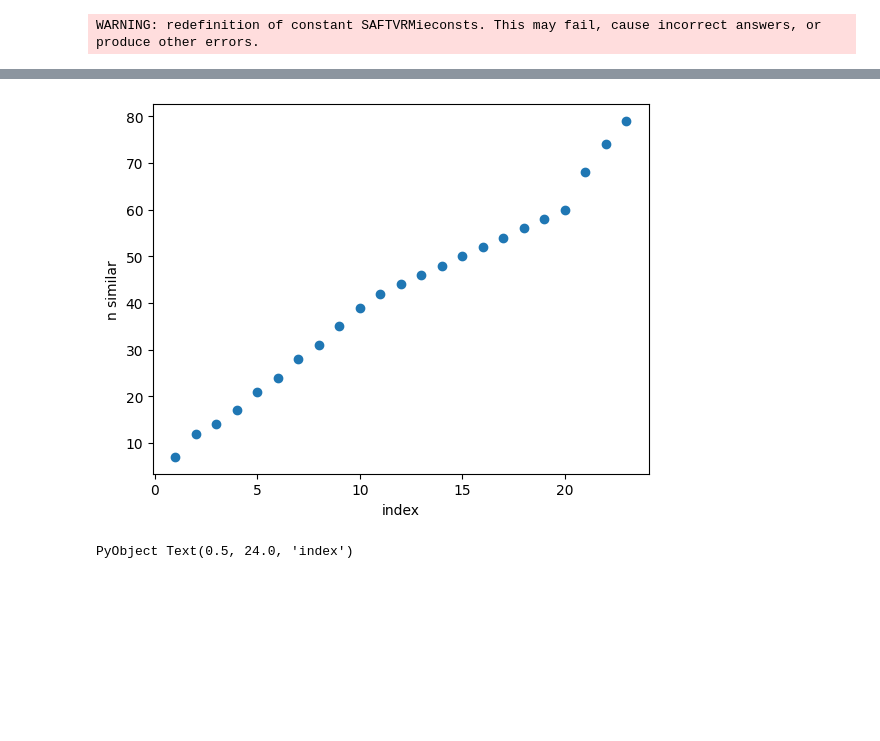
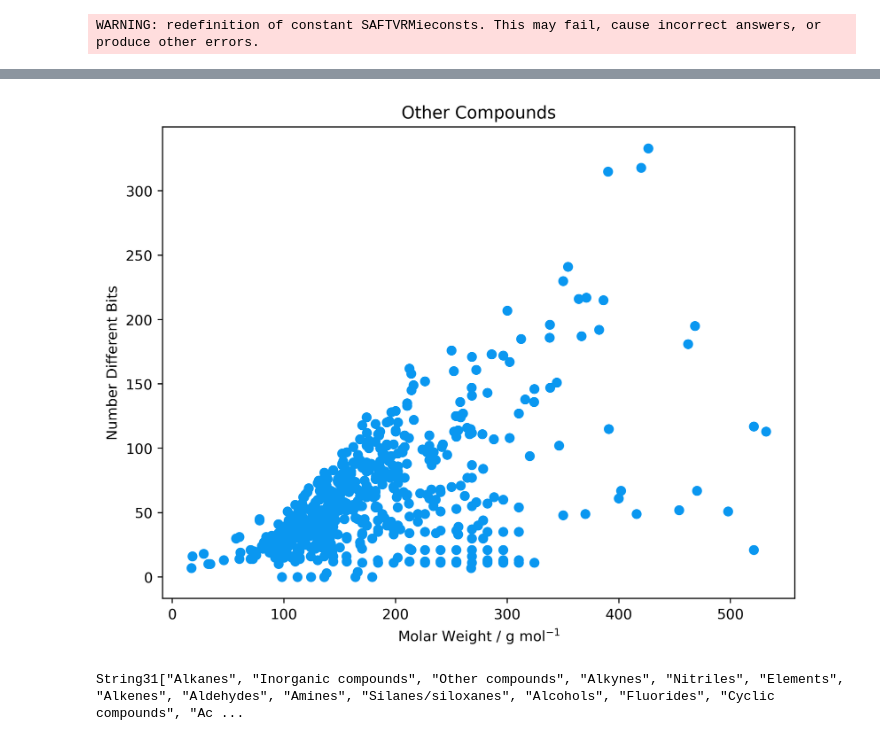
Before and after one commit to lucpaoli/SAFT_ML, a Jupyter notebook: special_thingy_params/fingerprint_augmentation.ipynb, the cells around one changed output, grey strips where cells are left out. Saved outputs shown, nothing was run; the diff lists cells and outputs as text; code cells hidden in the pictures; blank space fills up the shorter version.

```diff
--- a/special_thingy_params/fingerprint_augmentation.ipynb
+++ b/special_thingy_params/fingerprint_augmentation.ipynb
@@ -116,26 +79,28 @@ plt.xlim([0, 500]);
-# %%
-sum_elements = []
-
-x = []
-for k = 1:length(fingerprints)
-    j = 0
-
-    for i = 1:length(fingerprints[1])
-        if fingerprints[end][i] == fingerprints[k][i]
-            j += 1
-        end
-    end
-
-    # @show k, j
-    push!(x, (k, j))
-end
-# println(fingerprints[end])
-# println(fingerprints[end-5])
-
-# println(length(fingerprints[1]))
-plt.scatter(first.(x), last.(x))
-plt.ylabel("n similar")
-plt.xlabel("index")
-# %% [output]
-[figure, removed]
-PyObject Text(0.5, 24.0, 'index')
+# %%
+x = []
+
+for molecule = 1:length(fingerprints)-1
+    num_in_common = 0
+
+    # For a given chemical family, check how many bits differ between adjacent species (when ordered by increasing Mw)
+    for i = 1:length(fingerprints[1])
+        if fingerprints[molecule][i] ≠ fingerprints[molecule+1][i]
+            num_in_common += 1
+        end
+    end
+    push!(x, (molecule, num_in_common))
+end
+
+plt.figure(figsize=(8, 6), dpi=400)
+plt.scatter(processed_data.Mw[1:end-1], last.(x),color="#0a97f0")
+plt.ylabel("Number Different Bits")
+plt.xlabel("Molar Weight / g mol\$^{-1}\$");
+plt.title(chemical_family);
+# %% [output]
+[figure, added]
+# %%
+unique_values = unique(pcp_source_params[!, :family])
+num_families = length(unique_values)
+println(unique_values)
+# %% [output]
+String31["Alkanes", "Inorganic compounds", "Other compounds", "Alkynes", "Nitriles", "Elements", "Alkenes", "Aldehydes", "Amines", "Silanes/siloxanes", "Alcohols", "Fluorides", "Cyclic compounds", "Ac ...
```
Also changed, not shown: parts of 6 cells of this notebook.
